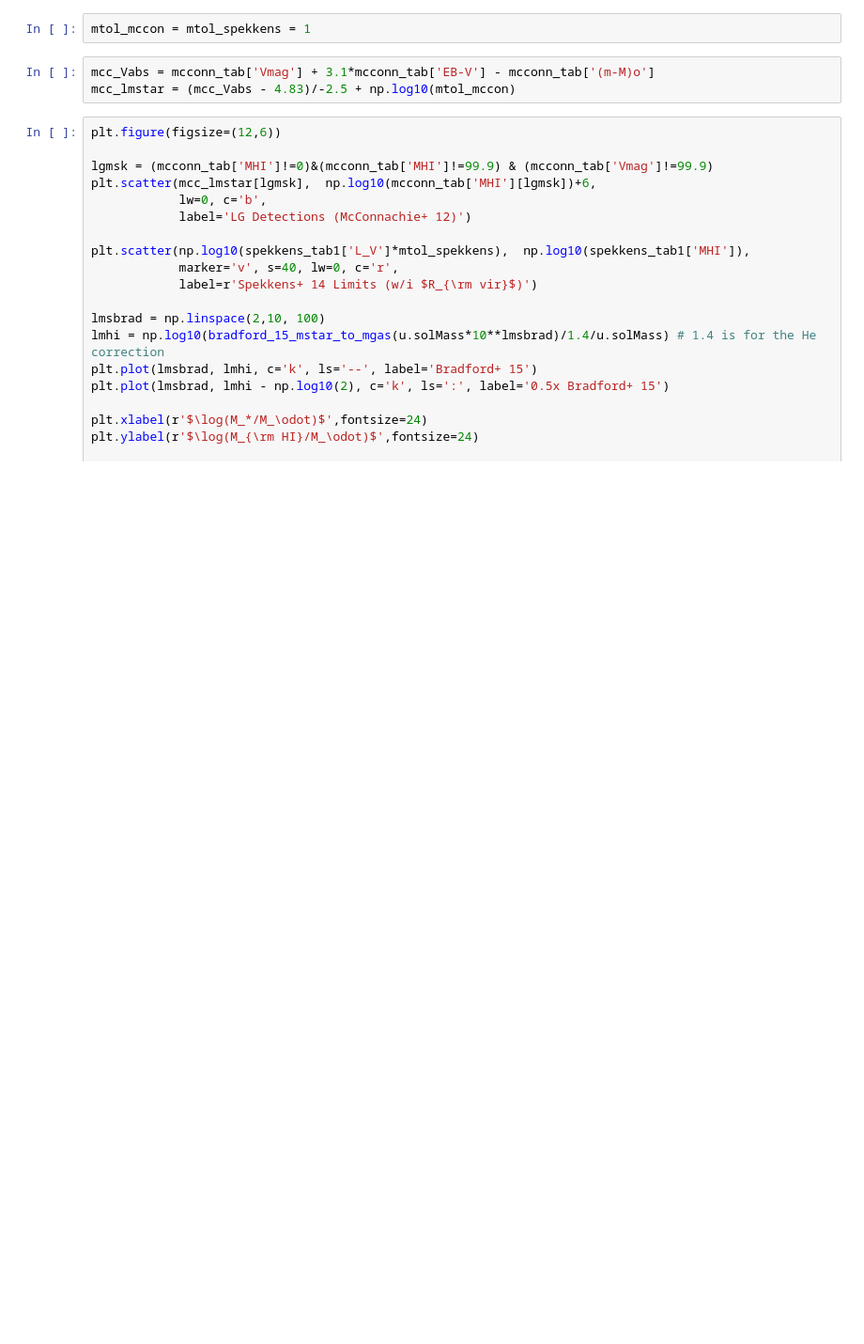
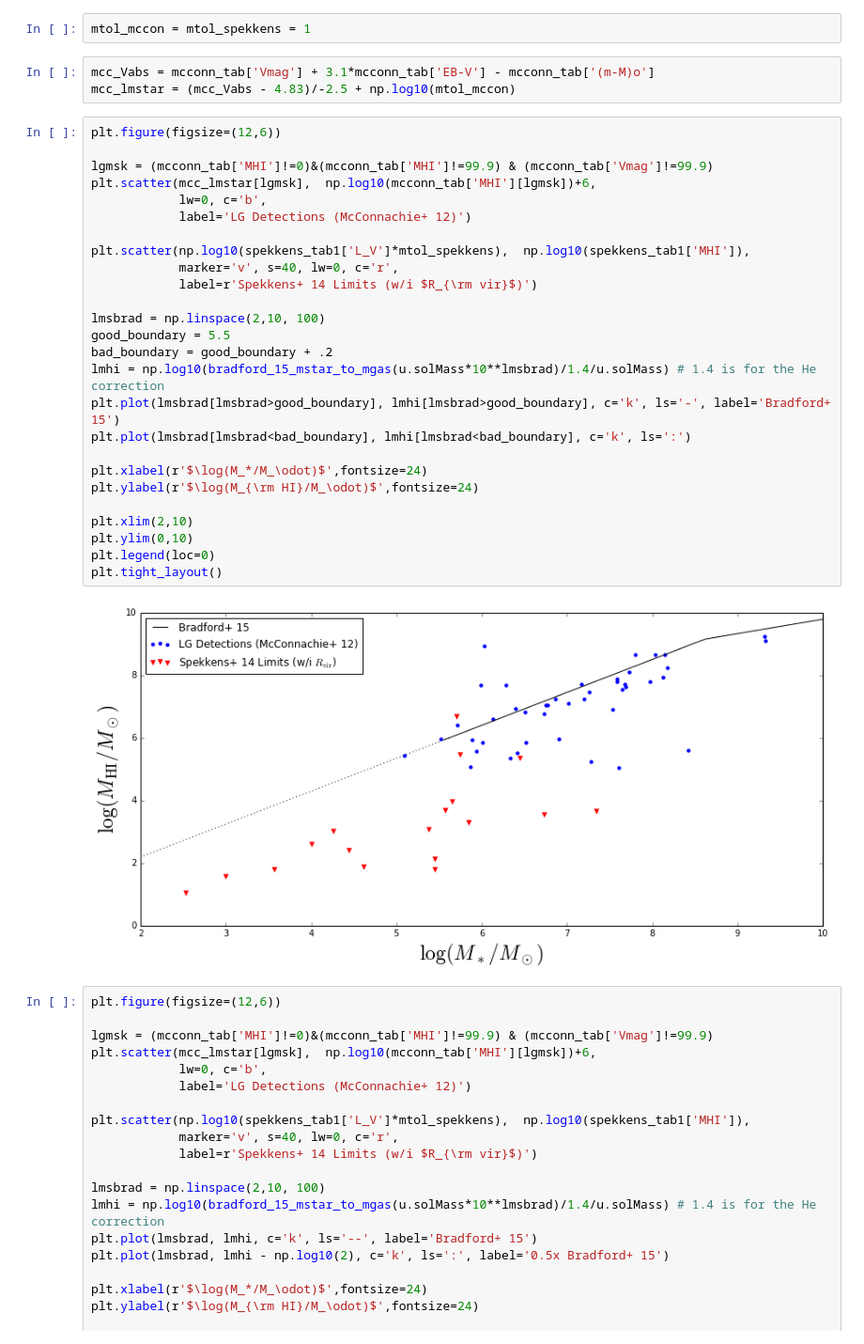
Before and after one commit to eteq/galvis, a Jupyter notebook: MHI-relations.ipynb, the cells around one changed output. Shown at 94% size. Drawn from its saved outputs; the diff is of its cells as text; blank space fills up the shorter version.

```diff
--- a/MHI-relations.ipynb
+++ b/MHI-relations.ipynb
@@ -113,6 +113,34 @@ mtol_mccon = mtol_spekkens = 1
 # %%
 mcc_Vabs = mcconn_tab['Vmag'] + 3.1*mcconn_tab['EB-V'] - mcconn_tab['(m-M)o']
 mcc_lmstar = (mcc_Vabs - 4.83)/-2.5 + np.log10(mtol_mccon)
+# %%
+plt.figure(figsize=(12,6))
+
+lgmsk = (mcconn_tab['MHI']!=0)&(mcconn_tab['MHI']!=99.9) & (mcconn_tab['Vmag']!=99.9)
+plt.scatter(mcc_lmstar[lgmsk],  np.log10(mcconn_tab['MHI'][lgmsk])+6,
+            lw=0, c='b',
+            label='LG Detections (McConnachie+ 12)')
+
+plt.scatter(np.log10(spekkens_tab1['L_V']*mtol_spekkens),  np.log10(spekkens_tab1['MHI']),
+            marker='v', s=40, lw=0, c='r',
+            label=r'Spekkens+ 14 Limits (w/i $R_{\rm vir}$)')
+
+lmsbrad = np.linspace(2,10, 100)
+good_boundary = 5.5
+bad_boundary = good_boundary + .2
+lmhi = np.log10(bradford_15_mstar_to_mgas(u.solMass*10**lmsbrad)/1.4/u.solMass) # 1.4 is for the He correction
+plt.plot(lmsbrad[lmsbrad>good_boundary], lmhi[lmsbrad>good_boundary], c='k', ls='-', label='Bradford+ 15')
+plt.plot(lmsbrad[lmsbrad<bad_boundary], lmhi[lmsbrad<bad_boundary], c='k', ls=':')
+
+plt.xlabel(r'$\log(M_*/M_\odot)$',fontsize=24)
+plt.ylabel(r'$\log(M_{\rm HI}/M_\odot)$',fontsize=24)
+
+plt.xlim(2,10)
+plt.ylim(0,10)
+plt.legend(loc=0)
+plt.tight_layout()
+# %% [output]
+[figure, added]
 # %%
 plt.figure(figsize=(12,6))
 
```
Also changed, not shown: parts of 1 cell of this notebook, 2 other files.
